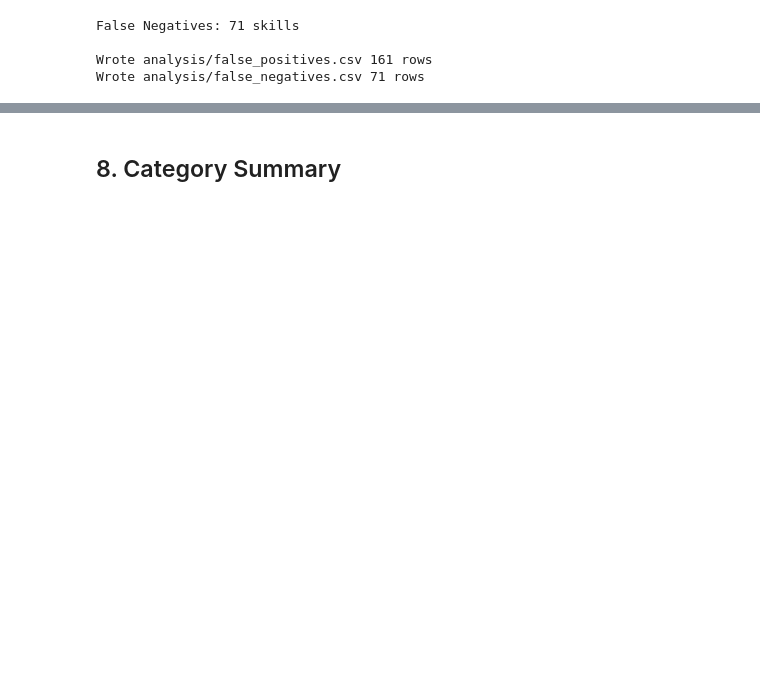
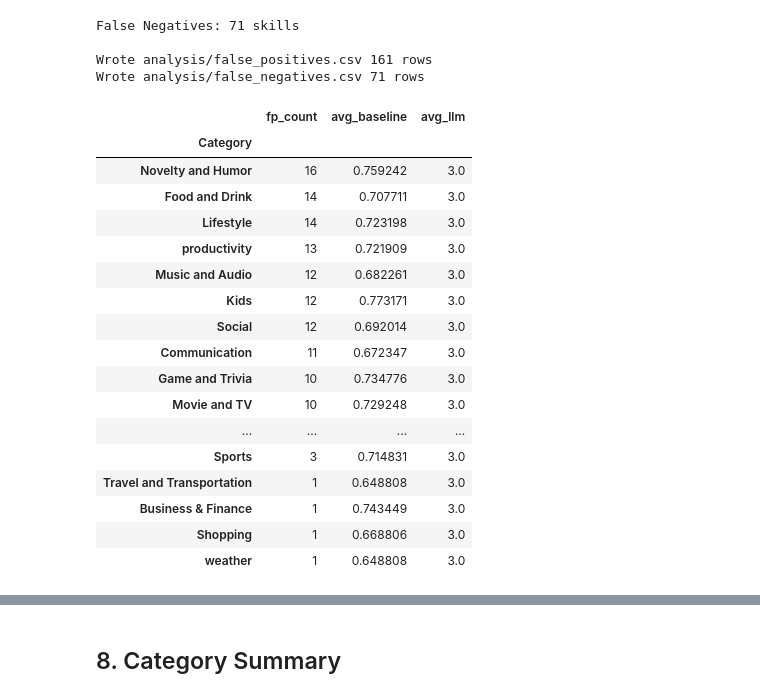
Before and after one commit to janiceeguo/CS6763-CPS-Final, a Jupyter notebook: llm_analysis.ipynb, the cells around one changed output, grey strips where cells are left out. Saved outputs shown, nothing was run; the diff lists cells and outputs as text; code cells hidden in the pictures; blank space fills up the shorter version.

```diff
--- a/llm_analysis.ipynb
+++ b/llm_analysis.ipynb
@@ -287,0 +297,31 @@ Wrote analysis/false_negatives.csv 71 rows
+# %%
+fp_by_category = (
+    fp.groupby("Category")
+      .agg(
+          fp_count=("Skill Name", "count"),
+          avg_baseline=("baseline_risk_score", "mean"),
+          avg_llm=("llm_composite", "mean")
+      )
+      .sort_values("fp_count", ascending=False)
+)
+
+fp_by_category
+# %% [output]
+|  | fp_count | avg_baseline | avg_llm |
+| Category |  |  |  |
+| Novelty and Humor | 16 | 0.759242 | 3.0 |
+| Food and Drink | 14 | 0.707711 | 3.0 |
+| Lifestyle | 14 | 0.723198 | 3.0 |
+| productivity | 13 | 0.721909 | 3.0 |
+| Music and Audio | 12 | 0.682261 | 3.0 |
+| Kids | 12 | 0.773171 | 3.0 |
+| Social | 12 | 0.692014 | 3.0 |
+| Communication | 11 | 0.672347 | 3.0 |
+| Game and Trivia | 10 | 0.734776 | 3.0 |
+| Movie and TV | 10 | 0.729248 | 3.0 |
+| ... | ... | ... | ... |
+| Sports | 3 | 0.714831 | 3.0 |
+| Travel and Transportation | 1 | 0.648808 | 3.0 |
+| Business & Finance | 1 | 0.743449 | 3.0 |
+| Shopping | 1 | 0.668806 | 3.0 |
+| weather | 1 | 0.648808 | 3.0 |
```
Also changed, not shown: parts of 5 cells of this notebook, 4 other files.
